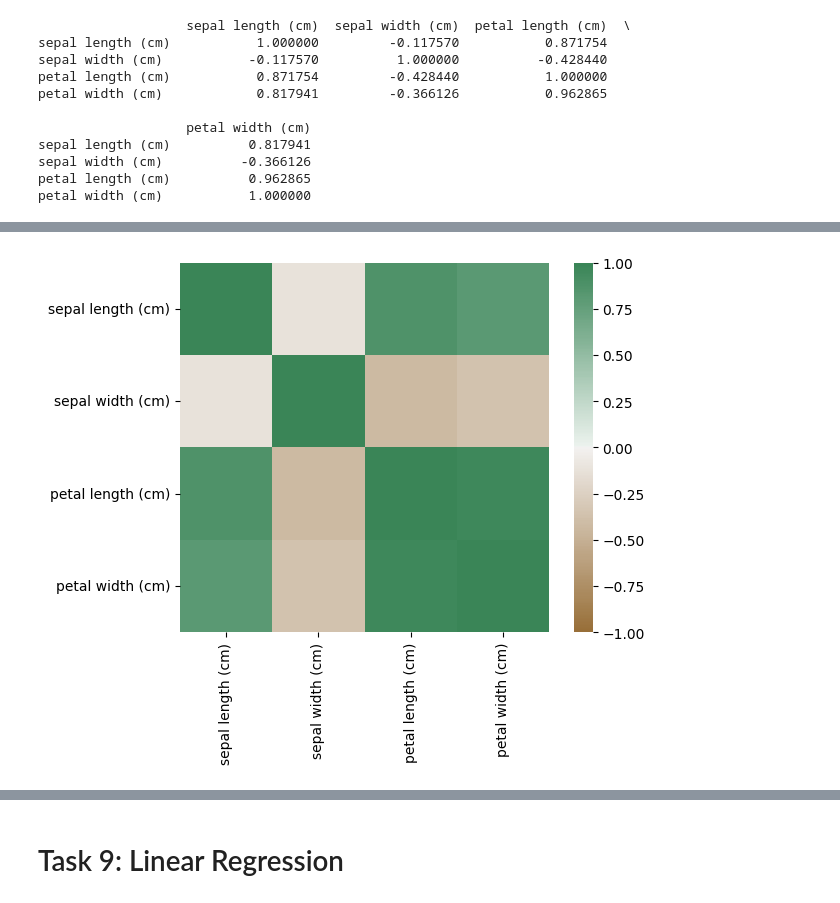
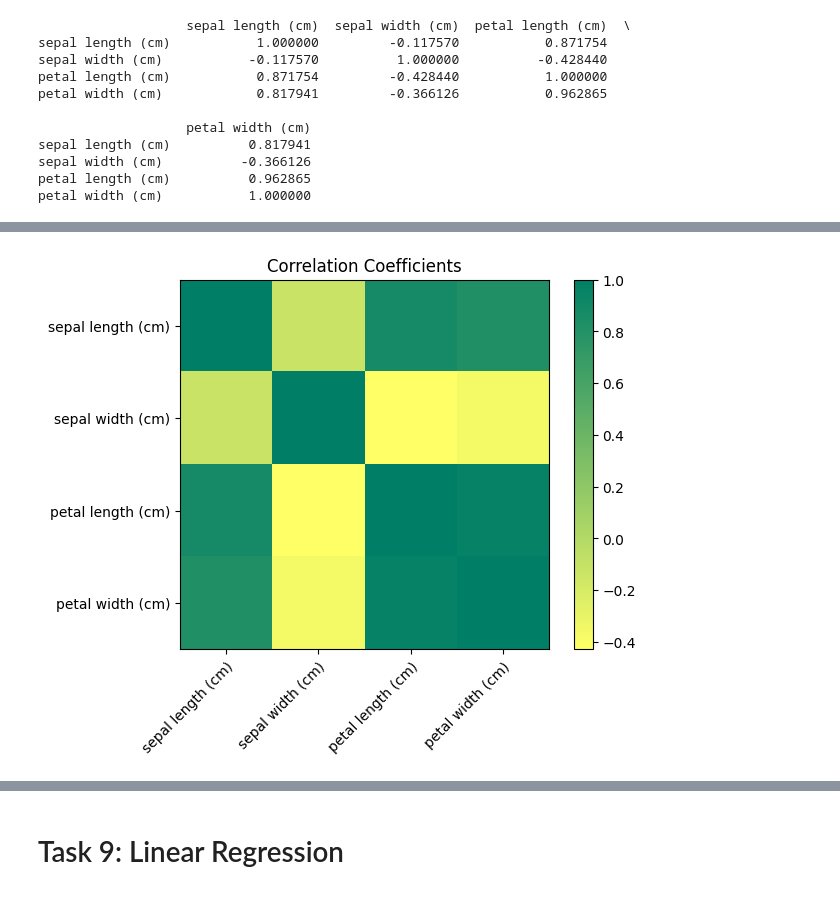
Before and after one commit to danielfinnerty/principles_of_data_analytics, a Jupyter notebook: tasks.ipynb, the cells around one changed output, grey strips where cells are left out. Drawn from its saved outputs; the diff is of its cells as text; code cells hidden in the pictures.

```diff
--- a/tasks.ipynb
+++ b/tasks.ipynb
@@ -381,10 +381,10 @@ Determining the correlation coefficients is easily done, once the columns of the
 Source: https://stackoverflow.com/questions/74538936/how-to-use-pandas-dataframe-corr-with-only-a-specific-number-of-columns
 # %%
 # Specify columns from dataframe and determing correlation coefficients
-correl = iris_df.iloc[: , 0:4].corr()
+correl_coeff = iris_df.iloc[: , 0:4].corr()
 
 # Print coefficients
-print(correl)
+print(correl_coeff)
 # %% [output]
                    sepal length (cm)  sepal width (cm)  petal length (cm)  \
 sepal length (cm)           1.000000         -0.117570           0.871754
@@ -411,7 +411,16 @@ hmap = ax.imshow(correl)
-# %%
-# https://www.w3schools.com/datascience/showpython.asp?filename=demo_stat_corr_matrix
-axis_corr = sns.heatmap(correl, vmin=-1, vmax=1, center=0, cmap=sns.diverging_palette(50, 500, n=500), square=True)
-
-plt.show()
-# %% [output]
-[figure, removed]
+# %%
+# Create heatmap & specify colormap
+fig, ax = plt.subplots()
+hmap = ax.imshow(correl_coeff, cmap = 'summer_r')
+
+# Set x-axis and y-axis labels
+ax.set_xticks(range(len(correl_coeff)), labels = iris.feature_names, rotation = 45, rotation_mode = 'anchor', ha = 'right')
+ax.set_yticks(range(len(correl_coeff)), labels = iris.feature_names, rotation_mode = 'anchor')
+
+# Set title
+ax.set_title('Correlation Coefficients')
+
+# Add legend
+plt.colorbar(hmap);
+# %% [output]
+[figure, added]
```
Also changed, not shown: parts of 5 cells of this notebook.
